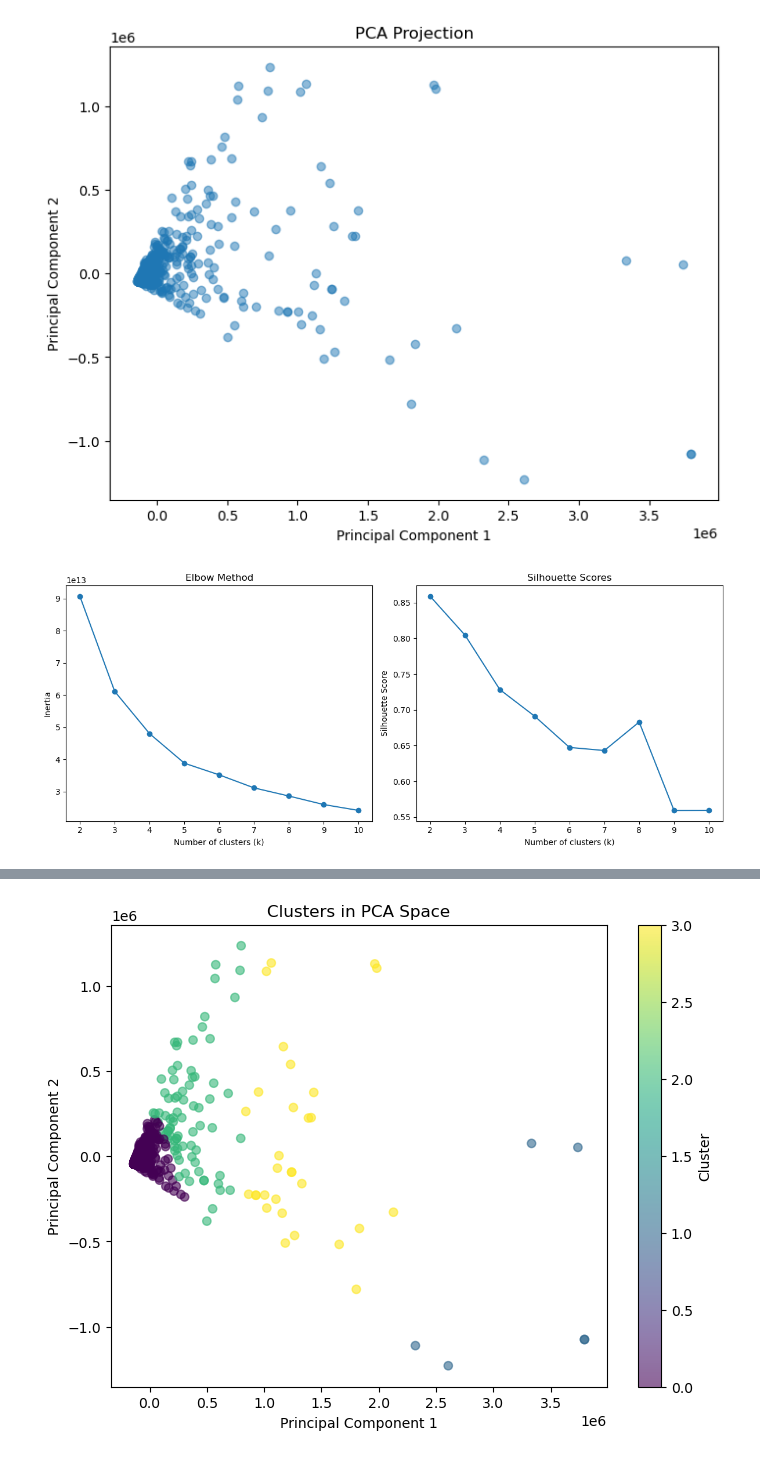
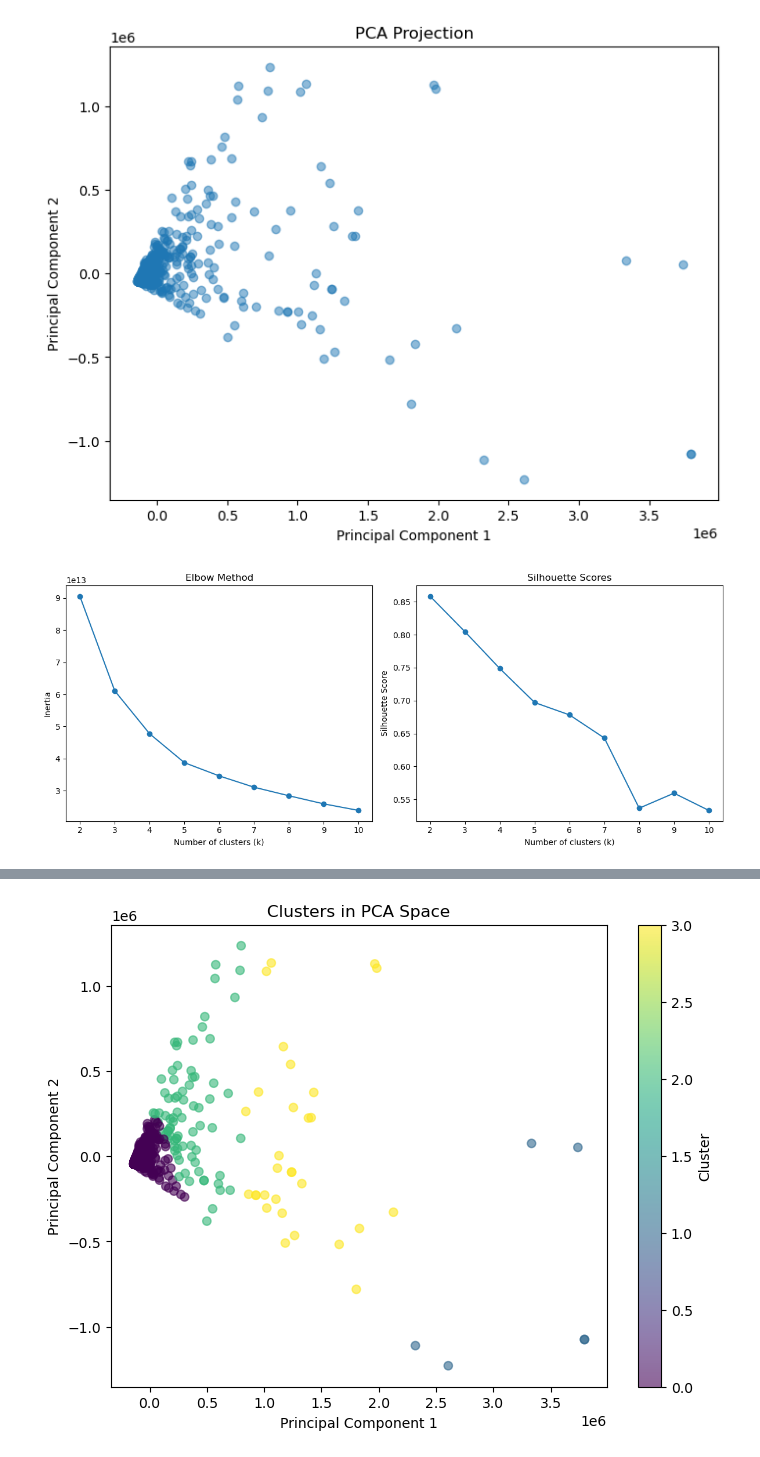
Before and after one commit to gokhuu/UCB_Public, a Jupyter notebook: Unsupervised_ML_Final/Unsupervised_ML_final.ipynb, the cells around one changed output, grey strips where cells are left out. Saved outputs shown, nothing was run; the diff lists cells and outputs as text; code cells hidden in the pictures.

```diff
--- a/Unsupervised_ML_Final/Unsupervised_ML_final.ipynb
+++ b/Unsupervised_ML_Final/Unsupervised_ML_final.ipynb
@@ -61,33 +64,38 @@ plt.show()
 [figure]
 [figure]
 # %%
+# Elbow Method
+os.environ["OMP_NUM_THREADS"] = "4"
+warnings.filterwarnings("ignore", category=UserWarning, module="sklearn.cluster._kmeans")
+
 # Elbow Method
 inertia = []
 silhouette_scores = []
 K = range(2, 11)
+
 for k in K:
-    kmeans = KMeans(n_clusters=k, random_state=42)
-    kmeans.fit(X)
+    kmeans = KMeans(n_clusters=k, random_state=42, n_init=10)  # Added n_init parameter
+    kmeans.fit(X)  # Assuming X is your dataset that was defined earlier
     inertia.append(kmeans.inertia_)
     score = silhouette_score(X, kmeans.labels_)
     silhouette_scores.append(score)
 
 # Plot the results
 plt.figure(figsize=(12, 5))
 
 plt.subplot(1, 2, 1)
 plt.plot(K, inertia, marker='o')
 plt.title('Elbow Method')
 plt.xlabel('Number of clusters (k)')
 plt.ylabel('Inertia')
 
 plt.subplot(1, 2, 2)
 plt.plot(K, silhouette_scores, marker='o')
 plt.title('Silhouette Scores')
 plt.xlabel('Number of clusters (k)')
 plt.ylabel('Silhouette Score')
 
 plt.tight_layout()
 plt.show()
 # %% [output]
-[figure, old version]
+[figure, new version]
```
Also changed, not shown: parts of 6 cells of this notebook.
